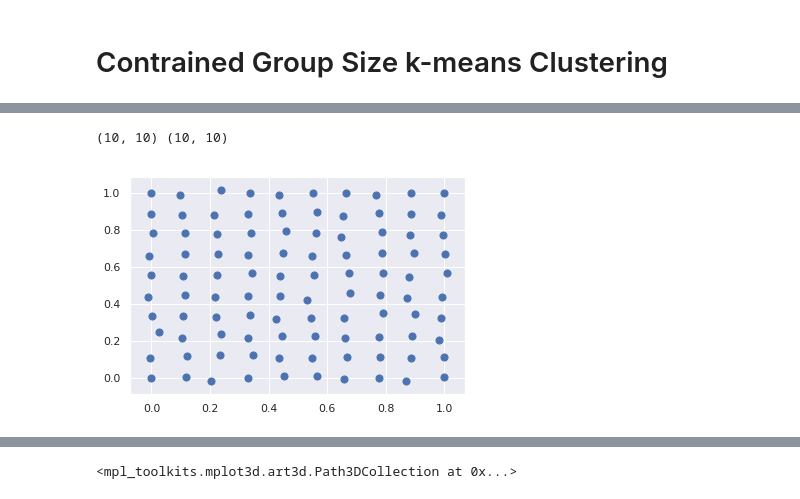
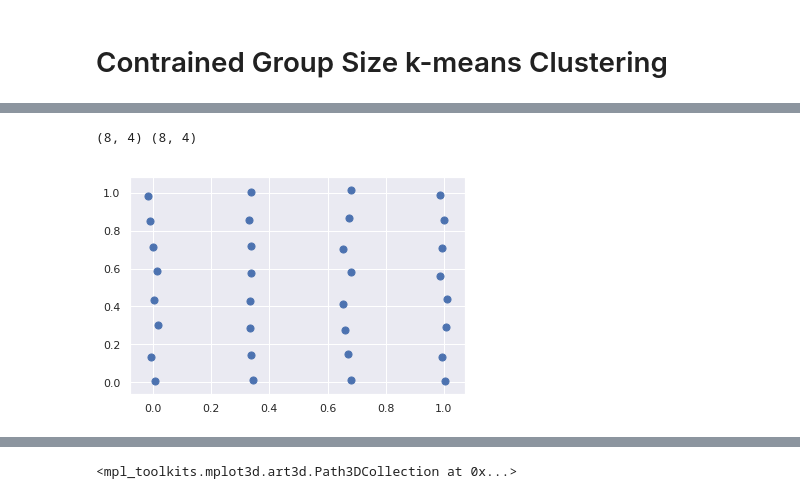
Before and after one commit to korymath/public_notebooks, a Jupyter notebook: Building_Equal_Size_Clusters_Kyle_Mathewson_Sept_2019.ipynb, the cells around one changed output, grey strips where cells are left out. Drawn from its saved outputs; the diff is of its cells as text; code cells hidden in the pictures.

```diff
--- a/Building_Equal_Size_Clusters_Kyle_Mathewson_Sept_2019.ipynb
+++ b/Building_Equal_Size_Clusters_Kyle_Mathewson_Sept_2019.ipynb
@@ -201,16 +197,15 @@ Group sizes: Counter({7: 4, 3: 4, 5: 4, 6: 4, 1: 4, 2: 4, 4: 4, 0: 4})
 # %%
-nx, ny = 10, 10
-xs = np.linspace(0, 1, 10)
-ys = np.linspace(0, 1, 10)
-x, y = np.meshgrid(xs, ys) + np.random.normal(scale=0.01, size=(nx, ny))
+nx, ny = 4, 8
+xs = np.linspace(0, 1, nx)
+ys = np.linspace(0, 1, ny)
+x, y = np.meshgrid(xs, ys) + np.random.normal(scale=0.01, size=(ny, nx))
 print(x.shape, y.shape)
 # %% [output]
-(10, 10) (10, 10)
+(8, 4) (8, 4)
 # %%
-plt.scatter(x.flatten(), y.flatten(), s=50);
-
 X = np.zeros(shape=(len(x.flatten()), 2))
 X[:, 0] = x.flatten()
 X[:, 1] = y.flatten()
+plt.scatter(X[:, 0], X[:, 1], s=50);
 # %% [output]
-[figure, old version]
+[figure, new version]
```
Also changed, not shown: parts of 8 cells of this notebook.
